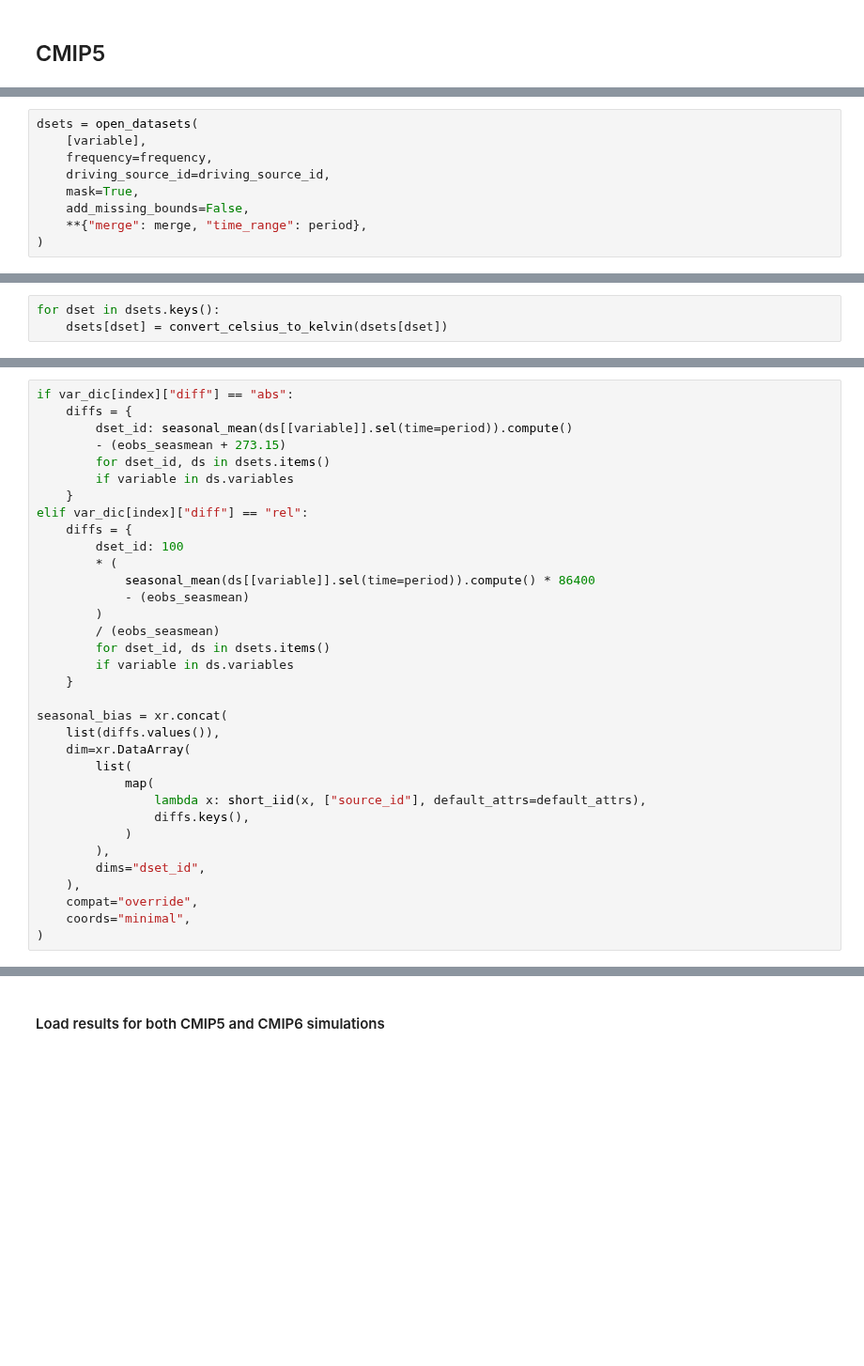
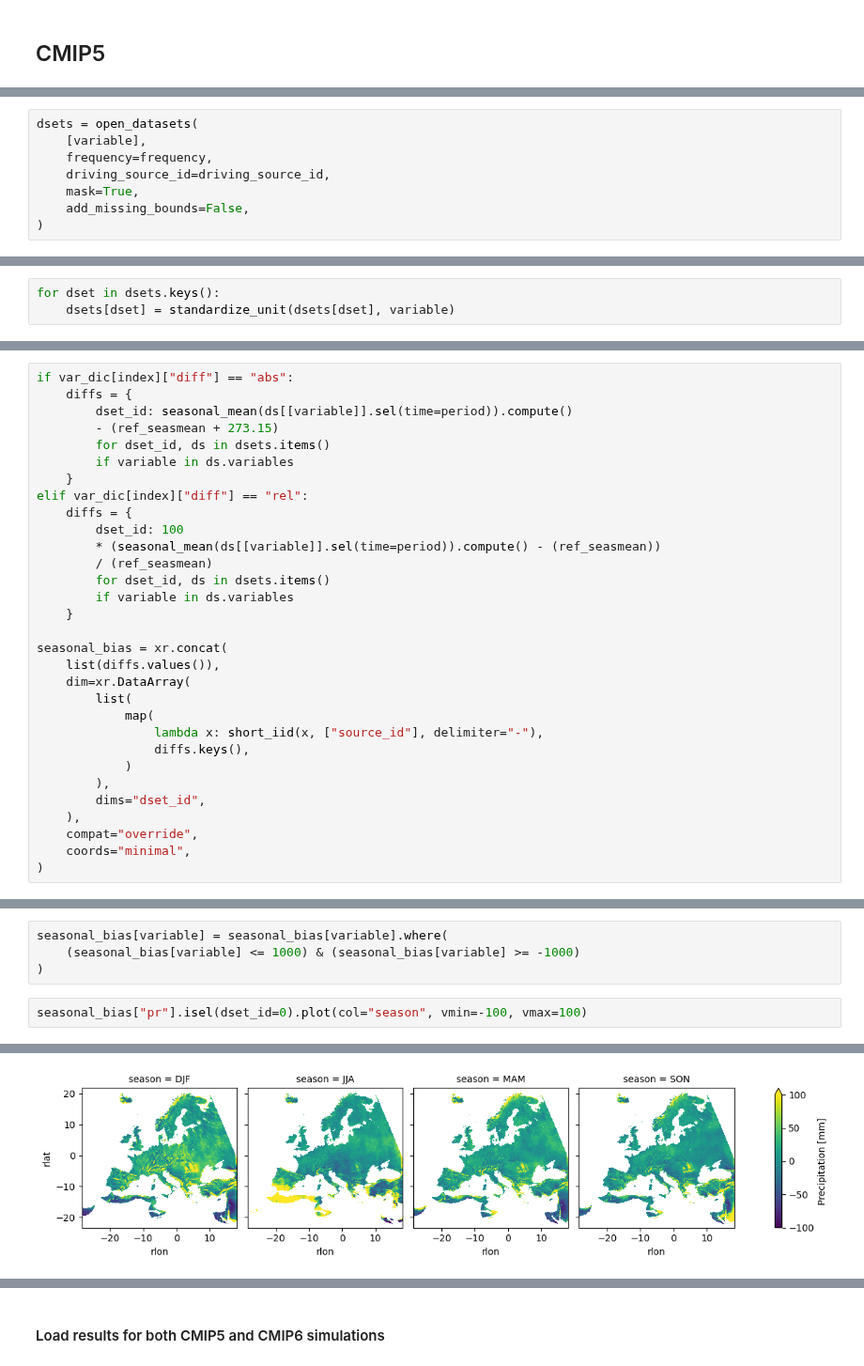
Before and after one commit to euro-cordex/joint-evaluation, a Jupyter notebook: _sources/regional_bias.ipynb, the cells around one changed output, grey strips where cells are left out. Shown at 94% size. Saved outputs shown, nothing was run; the diff lists cells and outputs as text; blank space fills up the shorter version.

```diff
--- a/_sources/regional_bias.ipynb
+++ b/_sources/regional_bias.ipynb
@@ -367,5 +340,4 @@ dsets = open_datasets(
     driving_source_id=driving_source_id,
     mask=True,
     add_missing_bounds=False,
-    **{"merge": merge, "time_range": period},
 )
@@ -376,3 +380,3 @@ for dset in dsets.keys():
 # %%
 for dset in dsets.keys():
-    dsets[dset] = convert_celsius_to_kelvin(dsets[dset])
+    dsets[dset] = standardize_unit(dsets[dset], variable)
@@ -382,18 +422,15 @@ dsets = regrid_dsets(dsets, rotated_grid, method=regridding)
 if var_dic[index]["diff"] == "abs":
     diffs = {
         dset_id: seasonal_mean(ds[[variable]].sel(time=period)).compute()
-        - (eobs_seasmean + 273.15)
+        - (ref_seasmean + 273.15)
         for dset_id, ds in dsets.items()
         if variable in ds.variables
     }
 elif var_dic[index]["diff"] == "rel":
     diffs = {
         dset_id: 100
-        * (
-            seasonal_mean(ds[[variable]].sel(time=period)).compute() * 86400
-            - (eobs_seasmean)
-        )
-        / (eobs_seasmean)
+        * (seasonal_mean(ds[[variable]].sel(time=period)).compute() - (ref_seasmean))
+        / (ref_seasmean)
         for dset_id, ds in dsets.items()
         if variable in ds.variables
     }
@@ -403,7 +440,7 @@ seasonal_bias = xr.concat(
     dim=xr.DataArray(
         list(
             map(
-                lambda x: short_iid(x, ["source_id"], default_attrs=default_attrs),
+                lambda x: short_iid(x, ["source_id"], delimiter="-"),
                 diffs.keys(),
             )
         ),
@@ -419,0 +458,7 @@ result = ds.cf.weighted(mask * weights).mean(dim=("X", "Y"))
+# %%
+seasonal_bias[variable] = seasonal_bias[variable].where(
+    (seasonal_bias[variable] <= 1000) & (seasonal_bias[variable] >= -1000)
+)
+# %%
+seasonal_bias["pr"].isel(dset_id=0).plot(col="season", vmin=-100, vmax=100)
+# %% [output]
@@ -420,3 +466,4 @@ result = ds.cf.weighted(mask * weights).mean(dim=("X", "Y"))
+[figure, added]
 # %%
 dset_id_regions = regional_means(seasonal_bias, regions, aggr=var_dic[index]["aggr"])
 dset_id_regions.to_netcdf(
```
Also changed, not shown: parts of 52 cells of this notebook, 8 other files.
